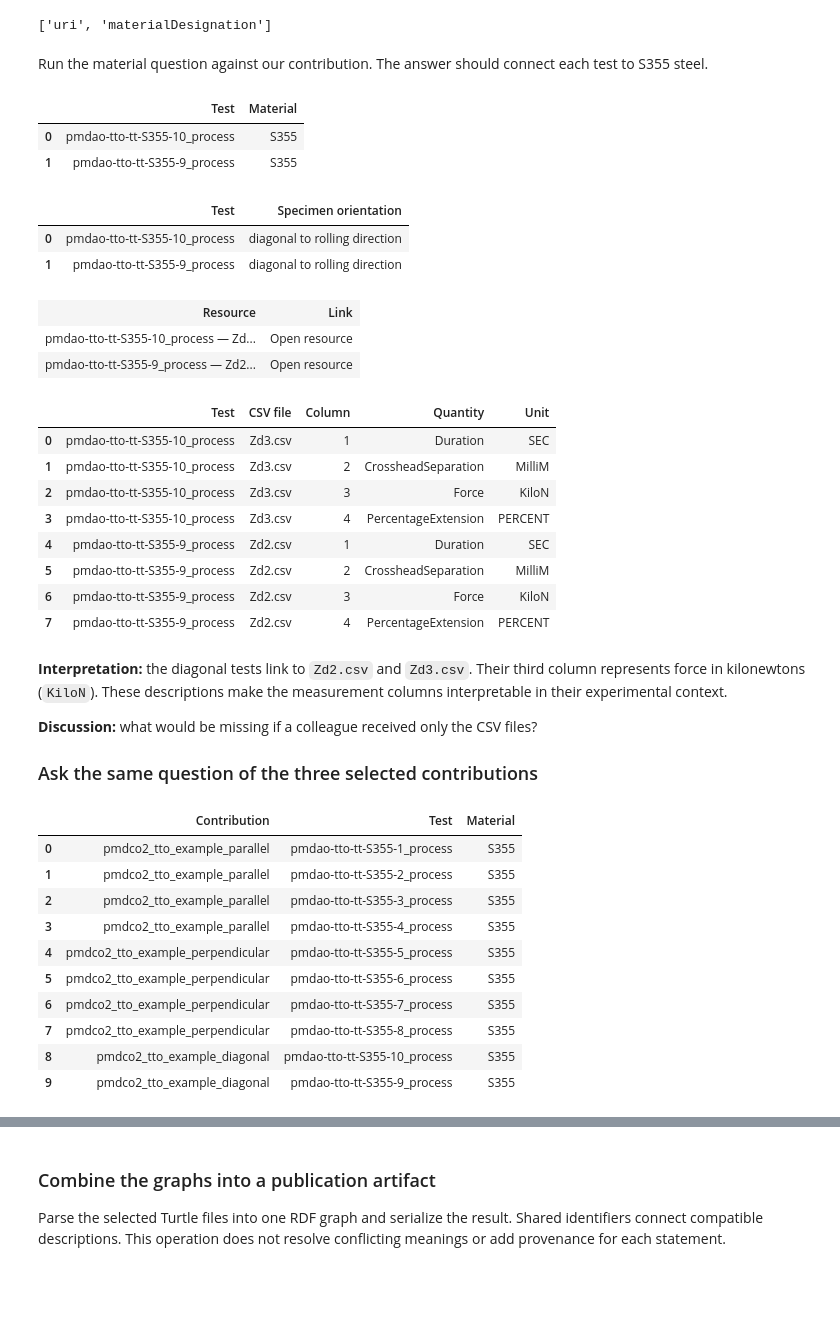
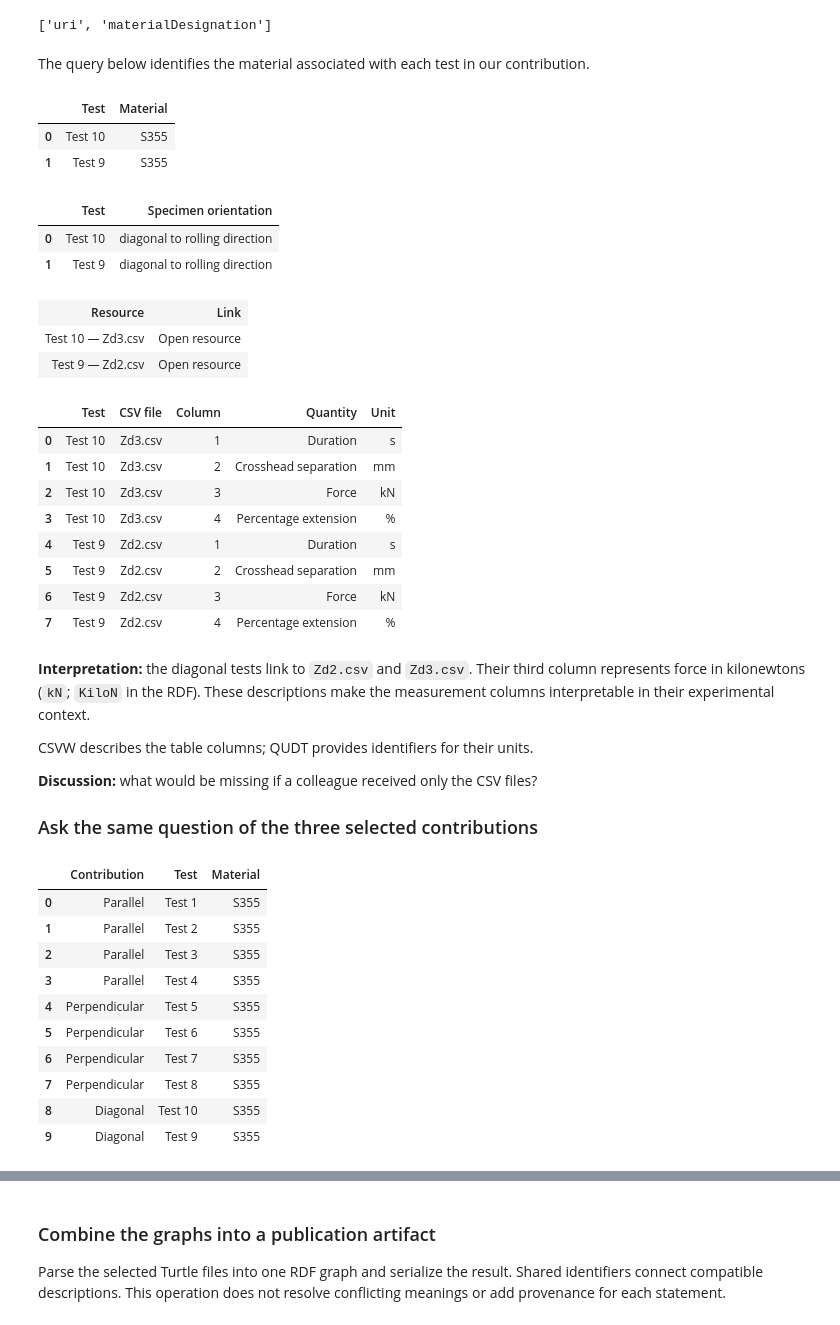
Before and after one commit to materialdigital/pmd-demonstrator, a Jupyter notebook: pmd_public-infrastructure-demonstrator/notebooks/demonstrator.ipynb, the cells around one changed output, grey strips where cells are left out. Drawn from its saved outputs; the diff is of its cells as text; code cells hidden in the pictures; blank space fills up the shorter version.

```diff
--- a/pmd_public-infrastructure-demonstrator/notebooks/demonstrator.ipynb
+++ b/pmd_public-infrastructure-demonstrator/notebooks/demonstrator.ipynb
@@ -181,4 +185,5 @@ The compact displays shorten identifiers for readability. The original query res
 # %%
+import re
 from html import escape
 from urllib.parse import urlsplit
 
@@ -188,6 +193,11 @@ pd.set_option("display.max_colwidth", 70)
 def local_name(value):
     """Shorten a URI for display without changing the query result."""
     return str(value).rstrip("/").rsplit("/", 1)[-1].rsplit("#", 1)[-1]
+
+
+def test_label(value):
+    """Use a short test label for display; leave the query result unchanged."""
+    return re.sub(r"^pmdao-tto-tt-S355-(\d+)_process$", r"Test \1", local_name(value))
 
 
 def resource_links(rows):
@@ -229,59 +239,68 @@ query.query_vars
 # %% [output]
 ['uri', 'materialDesignation']
 # %% [markdown]
-Run the material question against our contribution. The answer should connect each test to S355 steel.
+The query below identifies the material associated with each test in our contribution.
 # %%
 result = ontodocker.sparql.query_df(ontodocker_dataset_name, query.query, query.query_vars)
-result.assign(uri=result["uri"].map(local_name)).rename(
+result.assign(uri=result["uri"].map(test_label)).rename(
     columns={"uri": "Test", "materialDesignation": "Material"}
 )
 # %% [output]
 |  | Test | Material |
-| 0 | pmdao-tto-tt-S355-10_process | S355 |
-| 1 | pmdao-tto-tt-S355-9_process | S355 |
+| 0 | Test 10 | S355 |
+| 1 | Test 9 | S355 |
 # %%
 query = S355queries.orientation()
 result = ontodocker.sparql.query_df(ontodocker_dataset_name, query.query, query.query_vars)
-result.assign(uri=result["uri"].map(local_name)).rename(
+result.assign(uri=result["uri"].map(test_label)).rename(
     columns={"uri": "Test", "cut_orientation": "Specimen orientation"}
 )
 # %% [output]
 |  | Test | Specimen orientation |
-| 0 | pmdao-tto-tt-S355-10_process | diagonal to rolling direction |
-| 1 | pmdao-tto-tt-S355-9_process | diagonal to rolling direction |
+| 0 | Test 10 | diagonal to rolling direction |
+| 1 | Test 9 | diagonal to rolling direction |
 # %%
 query = S355queries.csv_url()
 result = ontodocker.sparql.query_df(ontodocker_dataset_name, query.query, query.query_vars)
 resource_links([
-    (f"{local_name(row.uri)} — {local_name(row.url)}", str(row.url))
+    (f"{test_label(row.uri)} — {local_name(row.url)}", str(row.url))
     for row in result.itertuples(index=False)
 ])
 # %% [output]
 | Resource | Link |
-| pmdao-tto-tt-S355-10_process — Zd... | Open resource |
-| pmdao-tto-tt-S355-9_process — Zd2... | Open resource |
+| Test 10 — Zd3.csv | Open resource |
+| Test 9 — Zd2.csv | Open resource |
 # %%
 query = S355queries.csv_columns()
 result = ontodocker.sparql.query_df(ontodocker_dataset_name, query.query, query.query_vars)
 column_summary = result[["uri", "url", "column_number", "quantity", "unit"]].copy()
-for column in ("uri", "url", "quantity", "unit"):
+column_summary["uri"] = column_summary["uri"].map(test_label)
+for column in ("url", "quantity", "unit"):
     column_summary[column] = column_summary[column].map(local_name)
+column_summary["quantity"] = column_summary["quantity"].replace({
+    "CrossheadSeparation": "Crosshead separation", "PercentageExtension": "Percentage extension",
+})
+column_summary["unit"] = column_summary["unit"].replace({
+    "SEC": "s", "MilliM": "mm", "KiloN": "kN", "PERCENT": "%",
+})
 column_summary.rename(columns={
     "uri": "Test", "url": "CSV file", "column_number": "Column",
     "quantity": "Quantity", "unit": "Unit",
 })
 # %% [output]
 |  | Test | CSV file | Column | Quantity | Unit |
-| 0 | pmdao-tto-tt-S355-10_process | Zd3.csv | 1 | Duration | SEC |
-| 1 | pmdao-tto-tt-S355-10_process | Zd3.csv | 2 | CrossheadSeparation | MilliM |
-| 2 | pmdao-tto-tt-S355-10_process | Zd3.csv | 3 | Force | KiloN |
-| 3 | pmdao-tto-tt-S355-10_process | Zd3.csv | 4 | PercentageExtension | PERCENT |
-| 4 | pmdao-tto-tt-S355-9_process | Zd2.csv | 1 | Duration | SEC |
-| 5 | pmdao-tto-tt-S355-9_process | Zd2.csv | 2 | CrossheadSeparation | MilliM |
-| 6 | pmdao-tto-tt-S355-9_process | Zd2.csv | 3 | Force | KiloN |
-| 7 | pmdao-tto-tt-S355-9_process | Zd2.csv | 4 | PercentageExtension | PERCENT |
+| 0 | Test 10 | Zd3.csv | 1 | Duration | s |
+| 1 | Test 10 | Zd3.csv | 2 | Crosshead separation | mm |
+| 2 | Test 10 | Zd3.csv | 3 | Force | kN |
+| 3 | Test 10 | Zd3.csv | 4 | Percentage extension | % |
+| 4 | Test 9 | Zd2.csv | 1 | Duration | s |
+| 5 | Test 9 | Zd2.csv | 2 | Crosshead separation | mm |
+| 6 | Test 9 | Zd2.csv | 3 | Force | kN |
+| 7 | Test 9 | Zd2.csv | 4 | Percentage extension | % |
 # %% [markdown]
-**Interpretation:** the diagonal tests link to `Zd2.csv` and `Zd3.csv`. Their third column represents force in kilonewtons (`KiloN`). These descriptions make the measurement columns interpretable in their experimental context.
+**Interpretation:** the diagonal tests link to `Zd2.csv` and `Zd3.csv`. Their third column represents force in kilonewtons (`kN`; `KiloN` in the RDF). These descriptions make the measurement columns interpretable in their experimental context.
+
+CSVW describes the table columns; QUDT provides identifiers for their units.
 
 **Discussion:** what would be missing if a colleague received only the CSV files?
 
@@ -302,21 +321,24 @@ for endpoint in selected_endpoints:
     contribution_results.append(contribution_result.assign(contribution=endpoint.dataset))
 
 all_tests = pd.concat(contribution_results, ignore_index=True)
-all_tests.assign(uri=all_tests["uri"].map(local_name)).rename(columns={
+all_tests.assign(
+    uri=all_tests["uri"].map(test_label),
+    contribution=all_tests["contribution"].str.removeprefix("pmdco2_tto_example_").str.capitalize(),
+).rename(columns={
     "contribution": "Contribution", "uri": "Test", "materialDesignation": "Material",
 })[["Contribution", "Test", "Material"]]
 # %% [output]
 |  | Contribution | Test | Material |
-| 0 | pmdco2_tto_example_parallel | pmdao-tto-tt-S355-1_process | S355 |
-| 1 | pmdco2_tto_example_parallel | pmdao-tto-tt-S355-2_process | S355 |
-| 2 | pmdco2_tto_example_parallel | pmdao-tto-tt-S355-3_process | S355 |
-| 3 | pmdco2_tto_example_parallel | pmdao-tto-tt-S355-4_process | S355 |
-| 4 | pmdco2_tto_example_perpendicular | pmdao-tto-tt-S355-5_process | S355 |
-| 5 | pmdco2_tto_example_perpendicular | pmdao-tto-tt-S355-6_process | S355 |
-| 6 | pmdco2_tto_example_perpendicular | pmdao-tto-tt-S355-7_process | S355 |
-| 7 | pmdco2_tto_example_perpendicular | pmdao-tto-tt-S355-8_process | S355 |
-| 8 | pmdco2_tto_example_diagonal | pmdao-tto-tt-S355-10_process | S355 |
-| 9 | pmdco2_tto_example_diagonal | pmdao-tto-tt-S355-9_process | S355 |
+| 0 | Parallel | Test 1 | S355 |
+| 1 | Parallel | Test 2 | S355 |
+| 2 | Parallel | Test 3 | S355 |
+| 3 | Parallel | Test 4 | S355 |
+| 4 | Perpendicular | Test 5 | S355 |
+| 5 | Perpendicular | Test 6 | S355 |
+| 6 | Perpendicular | Test 7 | S355 |
+| 7 | Perpendicular | Test 8 | S355 |
+| 8 | Diagonal | Test 10 | S355 |
+| 9 | Diagonal | Test 9 | S355 |
 # %% [markdown]
 **Interpretation:** the example has four parallel, four perpendicular and two diagonal tests. Reusing the query makes these separately managed contributions comparable.
 
```
Also changed, not shown: parts of 31 cells of this notebook.
